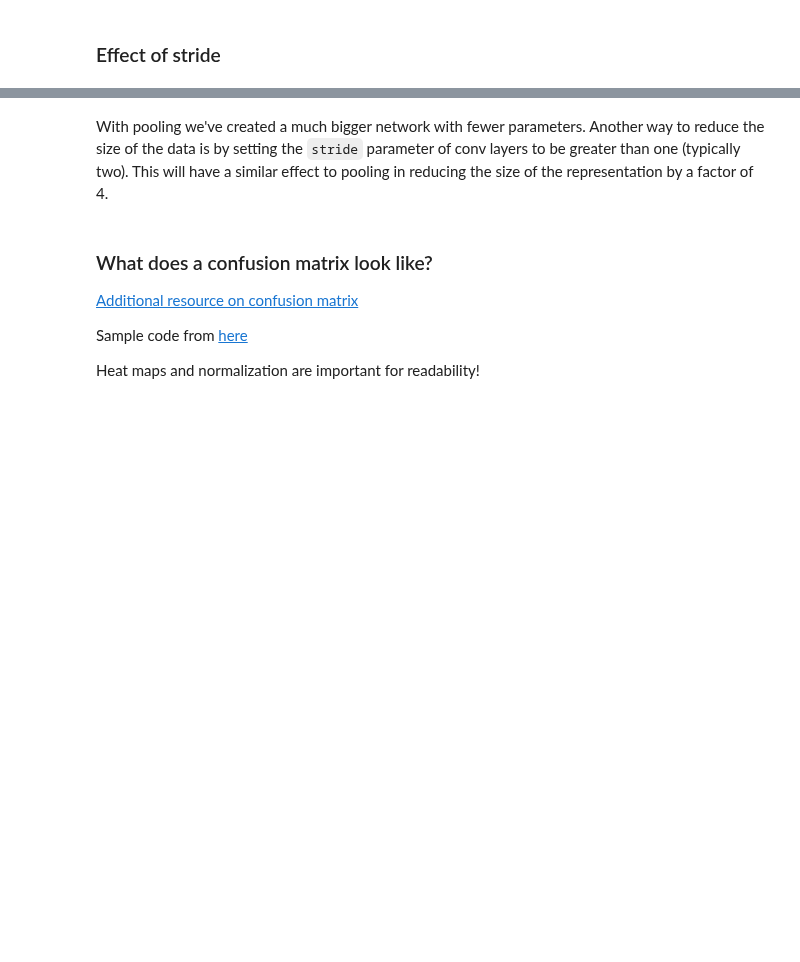
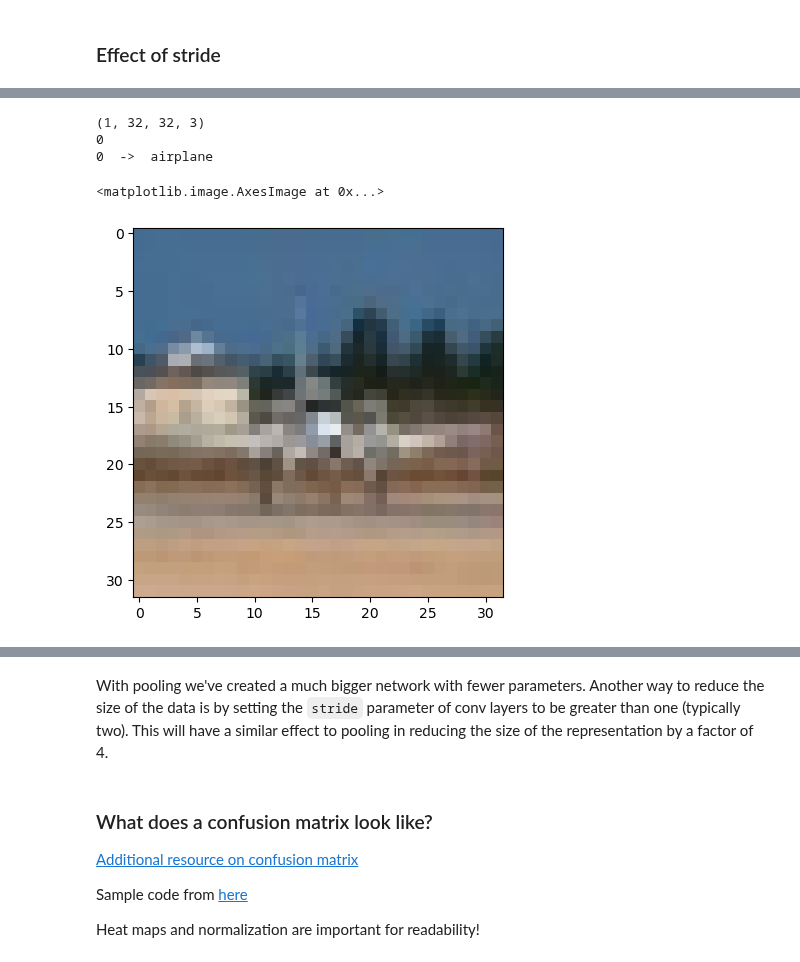
Before and after one commit to sscott-cse/Intro-Deep-Learning-Notebooks, a Jupyter notebook: CSCE-479-879/Hackathons/hackathon4.ipynb, the cells around one changed output, grey strips where cells are left out. Drawn from its saved outputs; the diff is of its cells as text; code cells hidden in the pictures; blank space fills up the shorter version.

```diff
--- a/CSCE-479-879/Hackathons/hackathon4.ipynb
+++ b/CSCE-479-879/Hackathons/hackathon4.ipynb
@@ -311,0 +330,26 @@ _________________________________________________________________
+# %%
+# Optimizer, loss, metric
+optimizer = tf.keras.optimizers.Adam(1e-3)
+loss_fn = tf.keras.losses.SparseCategoricalCrossentropy(from_logits=True)
+
+EPOCHS = 1
+max_batches = 100
+for epoch in range(EPOCHS):
+
+    epoch_loss = 0.0
+    steps = 0
+
+    for batch in train_ds:
+        x = tf.cast(batch['image'], tf.float32) / 255.0  # scale to [0,1]
+        y = tf.cast(batch['label'], tf.int32)            # sparse labels
+        with tf.GradientTape() as tape:
+            logits = conv_classifier(x, training=True)
+            loss = loss_fn(y, logits)
+        grads = tape.gradient(loss, conv_classifier.trainable_variables)
+        optimizer.apply_gradients(zip(grads, conv_classifier.trainable_variables))
+        epoch_loss += loss
+        steps += 1
+        if steps>max_batches:
+            break
+
+    print(f"Epoch {epoch+1}: loss={(epoch_loss/steps).numpy():.4f} ")
@@ -311,0 +359,14 @@ _________________________________________________________________
+# %%
+# Get one image from your dataset (adjust keys/shapes as needed)
+for batch in train_ds:
+    x = tf.cast(batch['image'], tf.float32)
+    label = batch["label"]
+    print("Original max value: ", tf.reduce_max(batch['image']))
+    print(x.shape)
+    print("After casting: ", tf.reduce_max(x))
+    if tf.reduce_max(x) > 1.0:
+        x = x / 255.0
+    print("After normalizing: ", tf.reduce_max(x))
+    x0 = x[:1]  # single image, keep batch dim
+    label0 = label[0]
+    break
@@ -311,0 +379,11 @@ _________________________________________________________________
+# %%
+print(x0.shape)
+print(label0.numpy())
+print(label0.numpy(), " -> ", id2label[label0.numpy()])
+plt.imshow(x0[0])
+# %% [output]
+(1, 32, 32, 3)
+0
+0  ->  airplane
+<matplotlib.image.AxesImage at 0x...>
+[figure, added]
```
Also changed, not shown: parts of 20 cells of this notebook.
